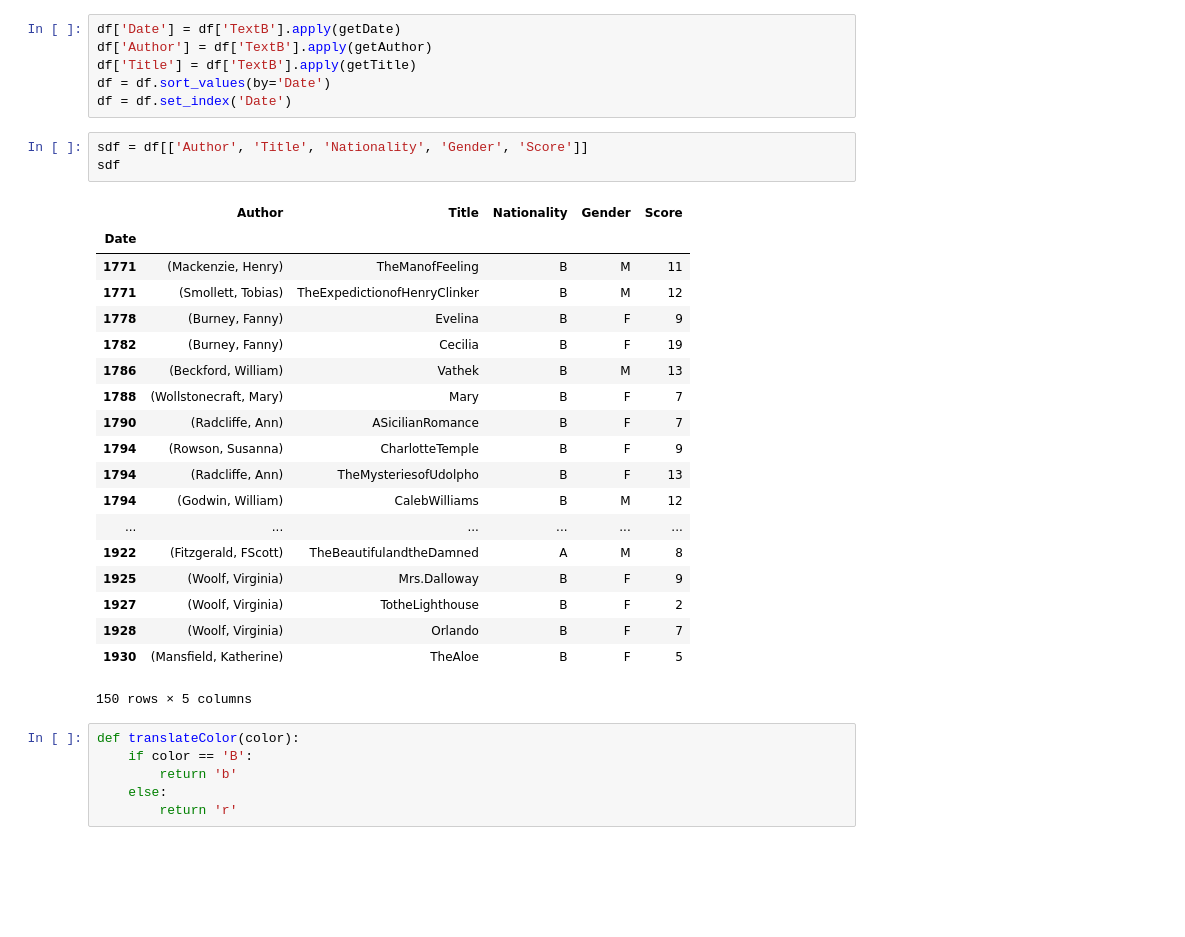
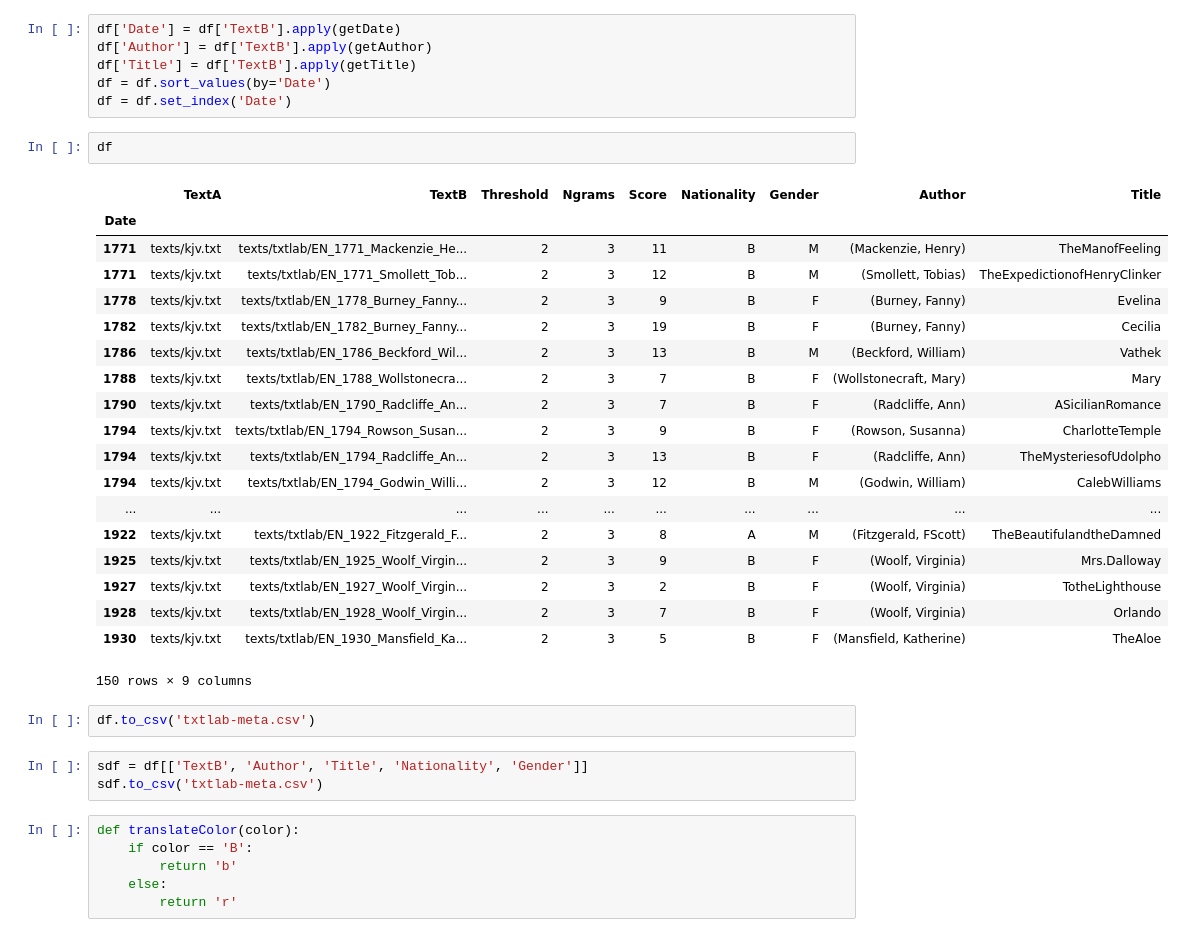
Before and after one commit to JonathanReeve/allusion-detection, a Jupyter notebook: analyze-results.ipynb, the cells around one changed output. Cells and saved outputs as stored; diff of their text form; blank space fills up the shorter version.

```diff
--- a/analyze-results.ipynb
+++ b/analyze-results.ipynb
@@ -24,29 +24,33 @@ df['Author'] = df['TextB'].apply(getAuthor)
 df['Title'] = df['TextB'].apply(getTitle)
 df = df.sort_values(by='Date')
 df = df.set_index('Date')
+# %%
+df
+# %% [output]
+|  | TextA | TextB | Threshold | Ngrams | Score | Nationality | Gender | Author | Title |
+| Date |  |  |  |  |  |  |  |  |  |
+| 1771 | texts/kjv.txt | texts/txtlab/EN_1771_Mackenzie_He... | 2 | 3 | 11 | B | M | (Mackenzie, Henry) | TheManofFeeling |
+| 1771 | texts/kjv.txt | texts/txtlab/EN_1771_Smollett_Tob... | 2 | 3 | 12 | B | M | (Smollett, Tobias) | TheExpedictionofHenryClinker |
+| 1778 | texts/kjv.txt | texts/txtlab/EN_1778_Burney_Fanny... | 2 | 3 | 9 | B | F | (Burney, Fanny) | Evelina |
+| 1782 | texts/kjv.txt | texts/txtlab/EN_1782_Burney_Fanny... | 2 | 3 | 19 | B | F | (Burney, Fanny) | Cecilia |
+| 1786 | texts/kjv.txt | texts/txtlab/EN_1786_Beckford_Wil... | 2 | 3 | 13 | B | M | (Beckford, William) | Vathek |
+| 1788 | texts/kjv.txt | texts/txtlab/EN_1788_Wollstonecra... | 2 | 3 | 7 | B | F | (Wollstonecraft, Mary) | Mary |
+| 1790 | texts/kjv.txt | texts/txtlab/EN_1790_Radcliffe_An... | 2 | 3 | 7 | B | F | (Radcliffe, Ann) | ASicilianRomance |
+| 1794 | texts/kjv.txt | texts/txtlab/EN_1794_Rowson_Susan... | 2 | 3 | 9 | B | F | (Rowson, Susanna) | CharlotteTemple |
+| 1794 | texts/kjv.txt | texts/txtlab/EN_1794_Radcliffe_An... | 2 | 3 | 13 | B | F | (Radcliffe, Ann) | TheMysteriesofUdolpho |
+| 1794 | texts/kjv.txt | texts/txtlab/EN_1794_Godwin_Willi... | 2 | 3 | 12 | B | M | (Godwin, William) | CalebWilliams |
+| ... | ... | ... | ... | ... | ... | ... | ... | ... | ... |
+| 1922 | texts/kjv.txt | texts/txtlab/EN_1922_Fitzgerald_F... | 2 | 3 | 8 | A | M | (Fitzgerald, FScott) | TheBeautifulandtheDamned |
+| 1925 | texts/kjv.txt | texts/txtlab/EN_1925_Woolf_Virgin... | 2 | 3 | 9 | B | F | (Woolf, Virginia) | Mrs.Dalloway |
+| 1927 | texts/kjv.txt | texts/txtlab/EN_1927_Woolf_Virgin... | 2 | 3 | 2 | B | F | (Woolf, Virginia) | TotheLighthouse |
+| 1928 | texts/kjv.txt | texts/txtlab/EN_1928_Woolf_Virgin... | 2 | 3 | 7 | B | F | (Woolf, Virginia) | Orlando |
+| 1930 | texts/kjv.txt | texts/txtlab/EN_1930_Mansfield_Ka... | 2 | 3 | 5 | B | F | (Mansfield, Katherine) | TheAloe |
+150 rows × 9 columns
+# %%
+df.to_csv('txtlab-meta.csv')
 # %%
-sdf = df[['Author', 'Title', 'Nationality', 'Gender', 'Score']]
-sdf
+sdf = df[['TextB', 'Author', 'Title', 'Nationality', 'Gender']]
+sdf.to_csv('txtlab-meta.csv')
-# %% [output]
-|  | Author | Title | Nationality | Gender | Score |
-| Date |  |  |  |  |  |
-| 1771 | (Mackenzie, Henry) | TheManofFeeling | B | M | 11 |
-| 1771 | (Smollett, Tobias) | TheExpedictionofHenryClinker | B | M | 12 |
-| 1778 | (Burney, Fanny) | Evelina | B | F | 9 |
-| 1782 | (Burney, Fanny) | Cecilia | B | F | 19 |
-| 1786 | (Beckford, William) | Vathek | B | M | 13 |
-| 1788 | (Wollstonecraft, Mary) | Mary | B | F | 7 |
-| 1790 | (Radcliffe, Ann) | ASicilianRomance | B | F | 7 |
-| 1794 | (Rowson, Susanna) | CharlotteTemple | B | F | 9 |
-| 1794 | (Radcliffe, Ann) | TheMysteriesofUdolpho | B | F | 13 |
-| 1794 | (Godwin, William) | CalebWilliams | B | M | 12 |
-| ... | ... | ... | ... | ... | ... |
-| 1922 | (Fitzgerald, FScott) | TheBeautifulandtheDamned | A | M | 8 |
-| 1925 | (Woolf, Virginia) | Mrs.Dalloway | B | F | 9 |
-| 1927 | (Woolf, Virginia) | TotheLighthouse | B | F | 2 |
-| 1928 | (Woolf, Virginia) | Orlando | B | F | 7 |
-| 1930 | (Mansfield, Katherine) | TheAloe | B | F | 5 |
-150 rows × 5 columns
 # %%
 def translateColor(color):
     if color == 'B':
```
Also changed, not shown: 1 other file.
